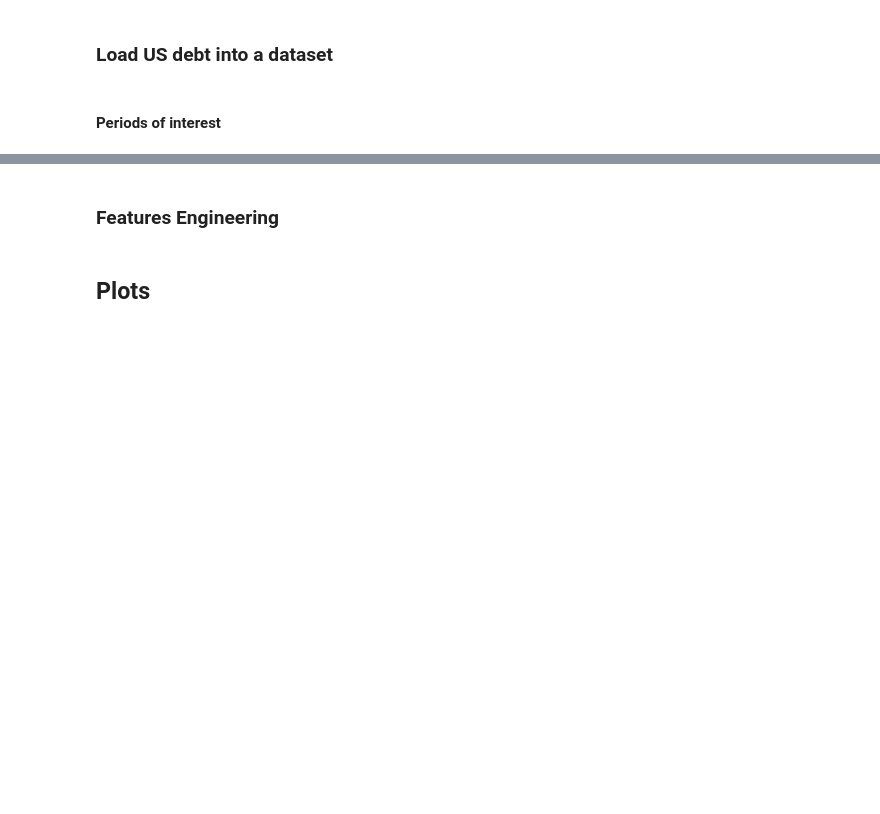
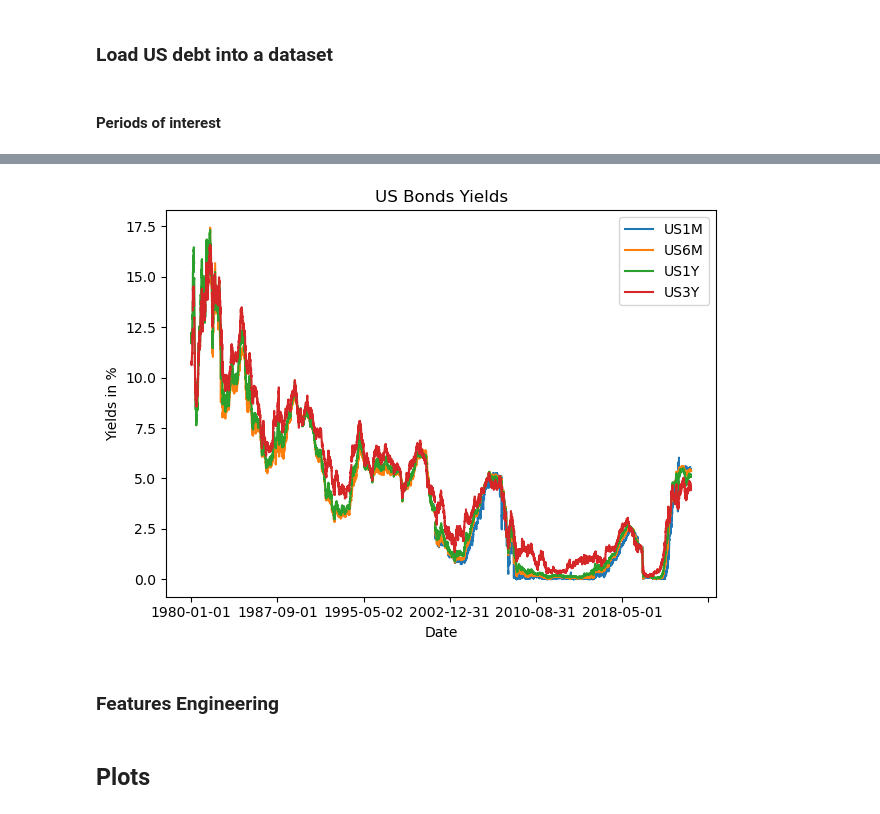
Before and after one commit to pafruchtenreich/ML_for_finance, a Jupyter notebook: notebook.ipynb, the cells around one changed output, grey strips where cells are left out. Drawn from its saved outputs; the diff is of its cells as text; code cells hidden in the pictures; blank space fills up the shorter version.

Commit message:
load us bonds yields data

```diff
--- a/notebook.ipynb
+++ b/notebook.ipynb
@@ -168,0 +171,4 @@ crisis_periods = {
+# %%
+path_3 = kagglehub.dataset_download("guillemservera/us-treasury-yields-daily")
+# %%
+us_bonds = pd.read_csv(path_3 + "/us_treasury_yields_daily.csv").set_index("date")
@@ -169,3 +192,13 @@ crisis_periods = {
+# %%
+us_bonds[["US1M","US6M","US1Y","US3Y"]].loc["1980-01-01":].plot()
+plt.title('US Bonds Yields')
+plt.xlabel('Date')
+plt.ylabel('Yields in %')
+plt.tight_layout()
+plt.legend()
+plt.show()
+# %% [output]
+[figure, added]
 # %% [markdown]
 ### Features Engineering
 # %%
```
Also changed, not shown: parts of 2 cells of this notebook.
